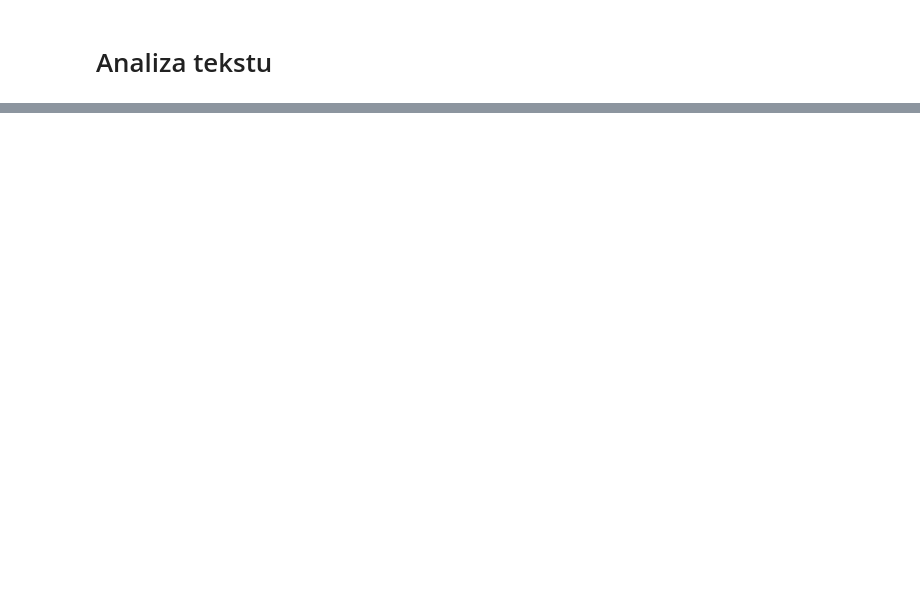
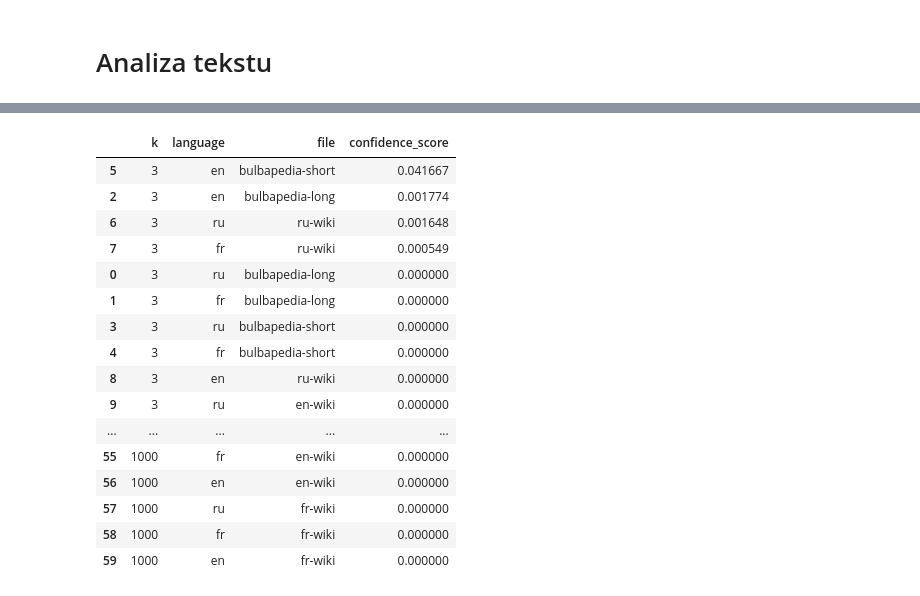
Before and after one commit to hanussiia/wiki-scraper, a Jupyter notebook: text_analysis.ipynb, the cells around one changed output, grey strips where cells are left out. Saved outputs shown, nothing was run; the diff lists cells and outputs as text; code cells hidden in the pictures; blank space fills up the shorter version.

```diff
--- a/text_analysis.ipynb
+++ b/text_analysis.ipynb
@@ -82,0 +177,23 @@ def lang_confidence_score(word_counts, language_words_with_frequency):
+# %%
+data = save_results(k_values, files_map, languages)
+df = pd.DataFrame(data)
+df.sort_values(by=["k", "confidence_score"], ascending=[True, False], inplace=True)
+df
+# %% [output]
+|  | k | language | file | confidence_score |
+| 5 | 3 | en | bulbapedia-short | 0.041667 |
+| 2 | 3 | en | bulbapedia-long | 0.001774 |
+| 6 | 3 | ru | ru-wiki | 0.001648 |
+| 7 | 3 | fr | ru-wiki | 0.000549 |
+| 0 | 3 | ru | bulbapedia-long | 0.000000 |
+| 1 | 3 | fr | bulbapedia-long | 0.000000 |
+| 3 | 3 | ru | bulbapedia-short | 0.000000 |
+| 4 | 3 | fr | bulbapedia-short | 0.000000 |
+| 8 | 3 | en | ru-wiki | 0.000000 |
+| 9 | 3 | ru | en-wiki | 0.000000 |
+| ... | ... | ... | ... | ... |
+| 55 | 1000 | fr | en-wiki | 0.000000 |
+| 56 | 1000 | en | en-wiki | 0.000000 |
+| 57 | 1000 | ru | fr-wiki | 0.000000 |
+| 58 | 1000 | fr | fr-wiki | 0.000000 |
+| 59 | 1000 | en | fr-wiki | 0.000000 |
```
Also changed, not shown: parts of 11 cells of this notebook, 8 other files.
